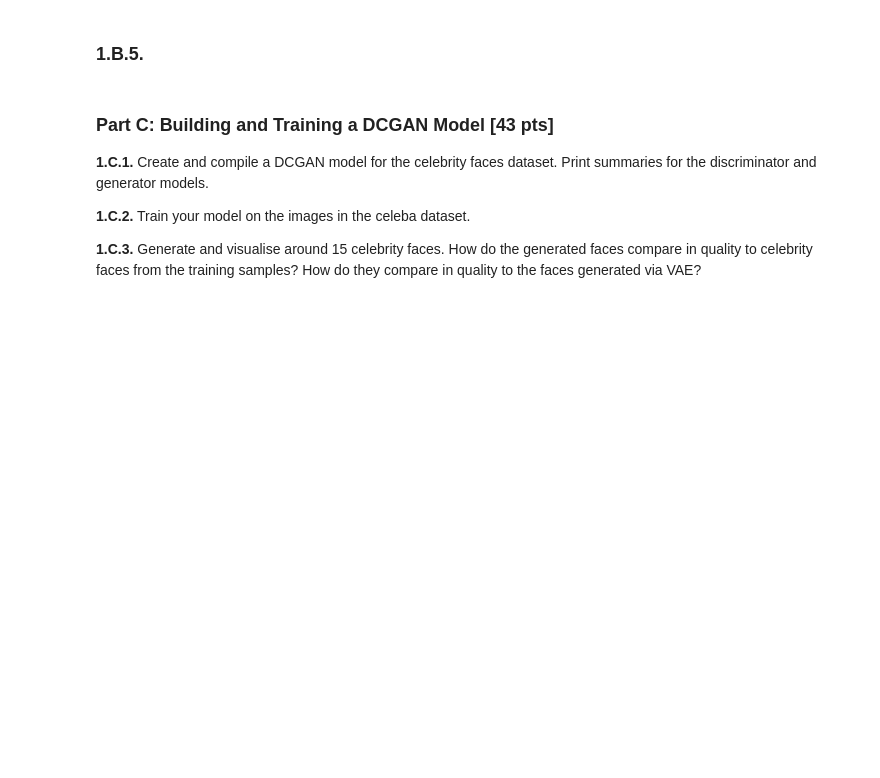
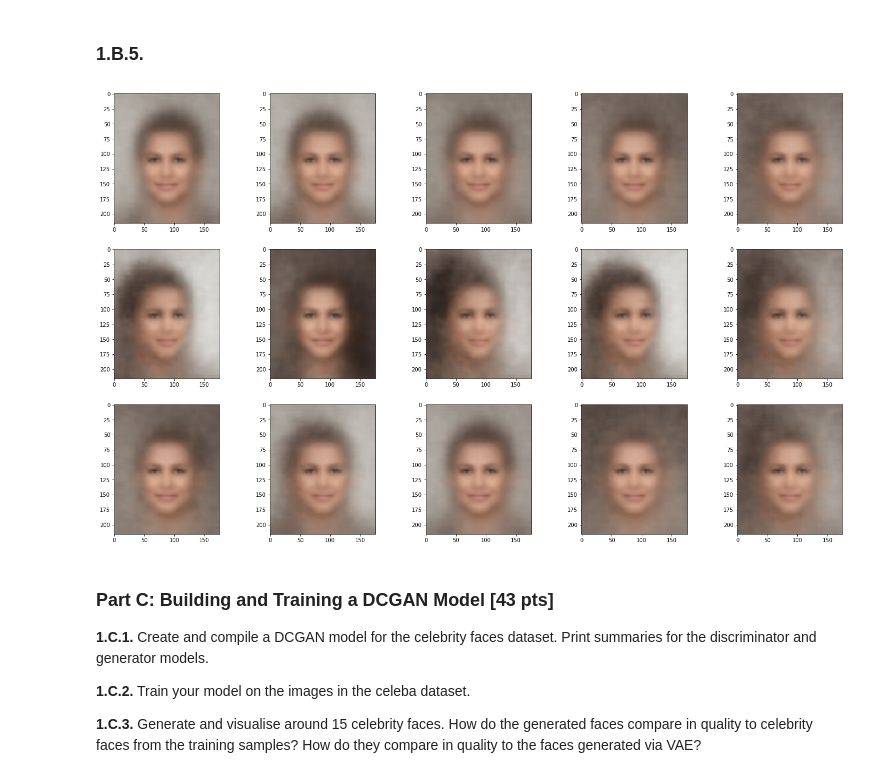
Before and after one commit to srk-apts/CS109B, a Jupyter notebook: HW/cs109b_hw7_jh.ipynb, the cells around one changed output. Drawn from its saved outputs; the diff is of its cells as text; code cells hidden in the pictures; blank space fills up the shorter version.

```diff
--- a/HW/cs109b_hw7_jh.ipynb
+++ b/HW/cs109b_hw7_jh.ipynb
@@ -461,5 +463,29 @@ Clipping input data to the valid range for imshow with RGB data ([0..1] for floa
 # %% [markdown]
 ### 1.B.5.
+# %%
+def generate_images(n_images, encoder, decoder):
+
+    j=0
+    i=0
+
+    fig, ax = plt.subplots(3, 5, figsize=(25,15))
+
+    for k in range(n_images):
+
+        z_sample = np.random.random(2).reshape((1,2))
+        x_decoded = decoder.predict(x=z_sample)
+        sample = x_decoded[0]
+        ax[i,j].imshow(sample)
+
+        if k in [4,9]:
+            i=i+1
+            j=0
+        else: j=j+1
+        k=k+1
+# %%
+generate_images(n_images=15, encoder=encoder, decoder=decoder)
+# %% [output]
+[figure, added]
 # %% [markdown]
 ### Part C: Building and Training a DCGAN Model [43 pts]
 
```
Also changed, not shown: parts of 27 cells of this notebook.
